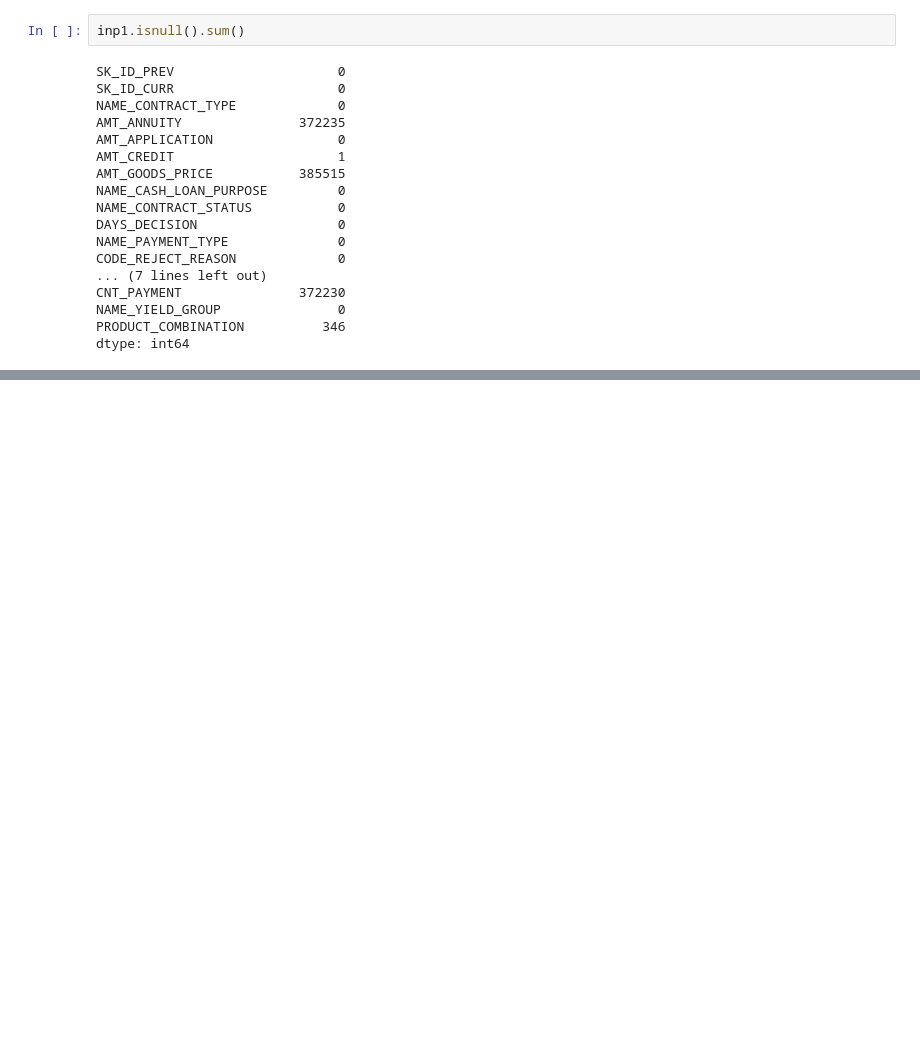
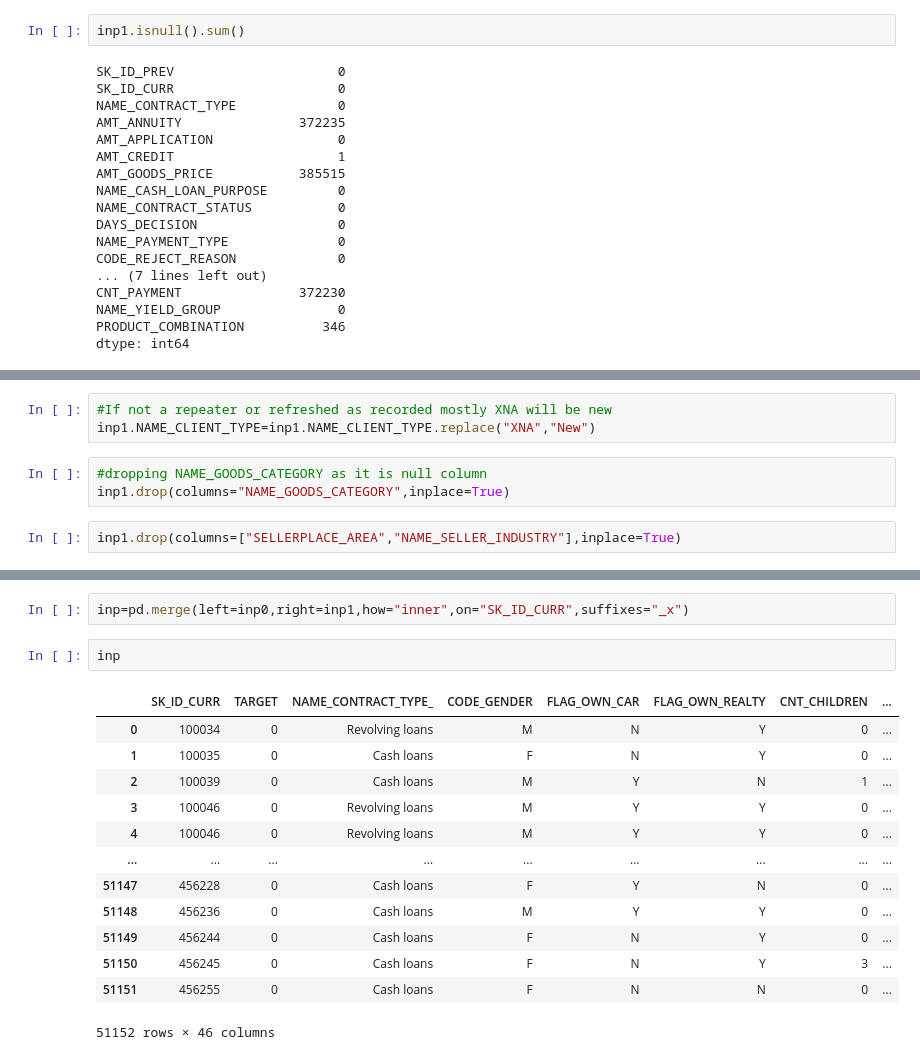
Before and after one commit to Ashik-Mohammed-S/Credit_EDA_Assignment, a Jupyter notebook: EDA.ipynb, the cells around one changed output, grey strips where cells are left out. Drawn from its saved outputs; the diff is of its cells as text; blank space fills up the shorter version.

Commit message:
Datasets merged

```diff
--- a/EDA.ipynb
+++ b/EDA.ipynb
@@ -421,0 +490,8 @@ dtype: int64
+# %%
+#If not a repeater or refreshed as recorded mostly XNA will be new
+inp1.NAME_CLIENT_TYPE=inp1.NAME_CLIENT_TYPE.replace("XNA","New")
+# %%
+#dropping NAME_GOODS_CATEGORY as it is null column
+inp1.drop(columns="NAME_GOODS_CATEGORY",inplace=True)
+# %%
+inp1.drop(columns=["SELLERPLACE_AREA","NAME_SELLER_INDUSTRY"],inplace=True)
@@ -421,0 +507,18 @@ dtype: int64
+# %%
+inp=pd.merge(left=inp0,right=inp1,how="inner",on="SK_ID_CURR",suffixes="_x")
+# %%
+inp
+# %% [output]
+|  | SK_ID_CURR | TARGET | NAME_CONTRACT_TYPE_ | CODE_GENDER | FLAG_OWN_CAR | FLAG_OWN_REALTY | CNT_CHILDREN | ... |
+| 0 | 100034 | 0 | Revolving loans | M | N | Y | 0 | ... |
+| 1 | 100035 | 0 | Cash loans | F | N | Y | 0 | ... |
+| 2 | 100039 | 0 | Cash loans | M | Y | N | 1 | ... |
+| 3 | 100046 | 0 | Revolving loans | M | Y | Y | 0 | ... |
+| 4 | 100046 | 0 | Revolving loans | M | Y | Y | 0 | ... |
+| ... | ... | ... | ... | ... | ... | ... | ... | ... |
+| 51147 | 456228 | 0 | Cash loans | F | Y | N | 0 | ... |
+| 51148 | 456236 | 0 | Cash loans | M | Y | Y | 0 | ... |
+| 51149 | 456244 | 0 | Cash loans | F | N | Y | 0 | ... |
+| 51150 | 456245 | 0 | Cash loans | F | N | Y | 3 | ... |
+| 51151 | 456255 | 0 | Cash loans | F | N | N | 0 | ... |
+51152 rows × 46 columns
```
Also changed, not shown: parts of 8 cells of this notebook.
